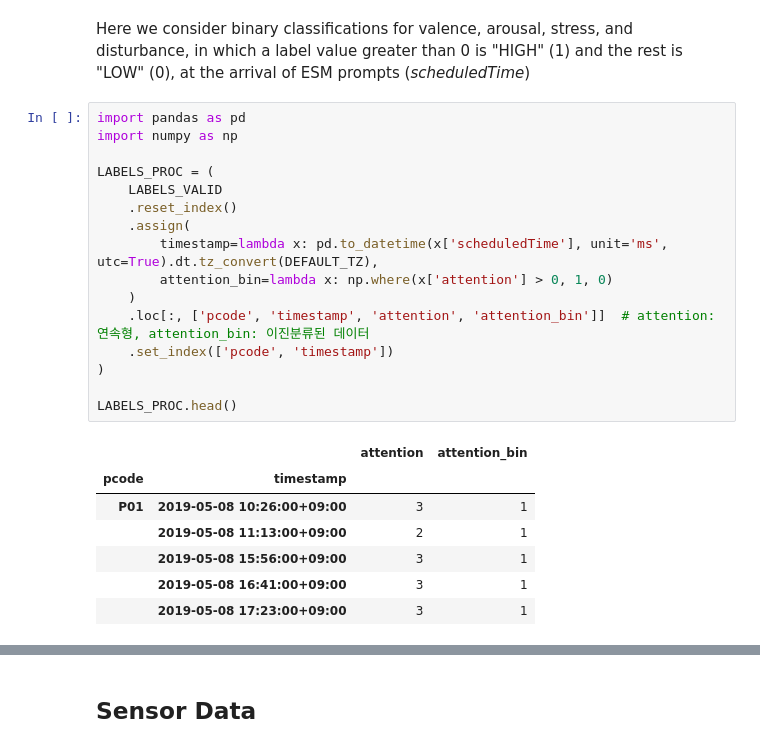
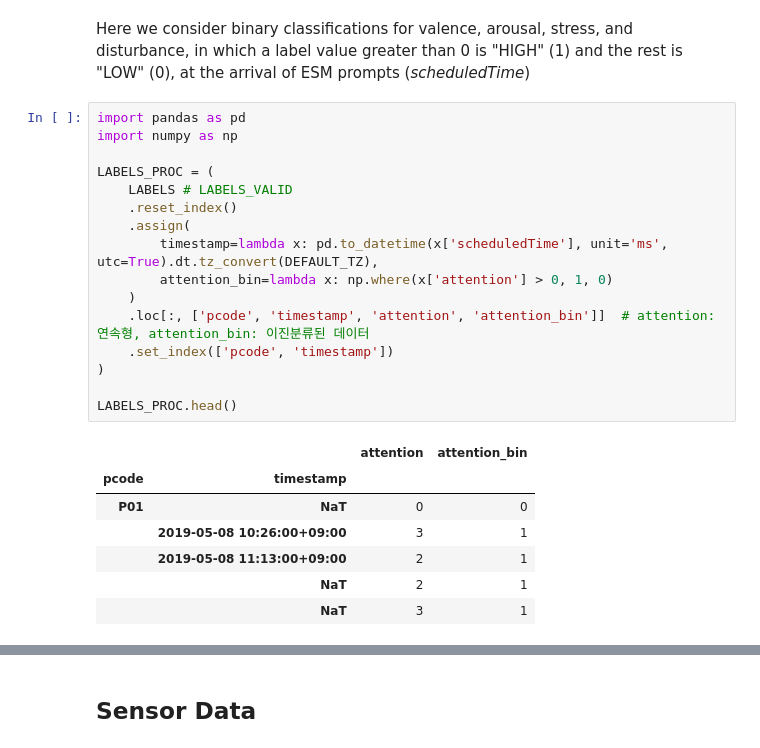
Before and after one commit to moovingsloth/wearable-attention-fatigue, a Jupyter notebook: base_analysis_01.ipynb, the cells around one changed output, grey strips where cells are left out. Drawn from its saved outputs; the diff is of its cells as text.

```diff
--- a/base_analysis_01.ipynb
+++ b/base_analysis_01.ipynb
@@ -492,27 +424,27 @@ Here we consider binary classifications for valence, arousal, stress, and distur
 # %%
 import pandas as pd
 import numpy as np
 
 LABELS_PROC = (
-    LABELS_VALID
+    LABELS # LABELS_VALID
     .reset_index()
     .assign(
         timestamp=lambda x: pd.to_datetime(x['scheduledTime'], unit='ms', utc=True).dt.tz_convert(DEFAULT_TZ),
         attention_bin=lambda x: np.where(x['attention'] > 0, 1, 0)
     )
     .loc[:, ['pcode', 'timestamp', 'attention', 'attention_bin']]  # attention: 연속형, attention_bin: 이진분류된 데이터
     .set_index(['pcode', 'timestamp'])
 )
 
 LABELS_PROC.head()
 # %% [output]
 |  |  | attention | attention_bin |
 | pcode | timestamp |  |  |
-| P01 | 2019-05-08 10:26:00+09:00 | 3 | 1 |
+| P01 | NaT | 0 | 0 |
+|  | 2019-05-08 10:26:00+09:00 | 3 | 1 |
 |  | 2019-05-08 11:13:00+09:00 | 2 | 1 |
-|  | 2019-05-08 15:56:00+09:00 | 3 | 1 |
-|  | 2019-05-08 16:41:00+09:00 | 3 | 1 |
-|  | 2019-05-08 17:23:00+09:00 | 3 | 1 |
+|  | NaT | 2 | 1 |
+|  | NaT | 3 | 1 |
 # %%
 import numpy as np
 
```
Also changed, not shown: parts of 27 cells of this notebook.
